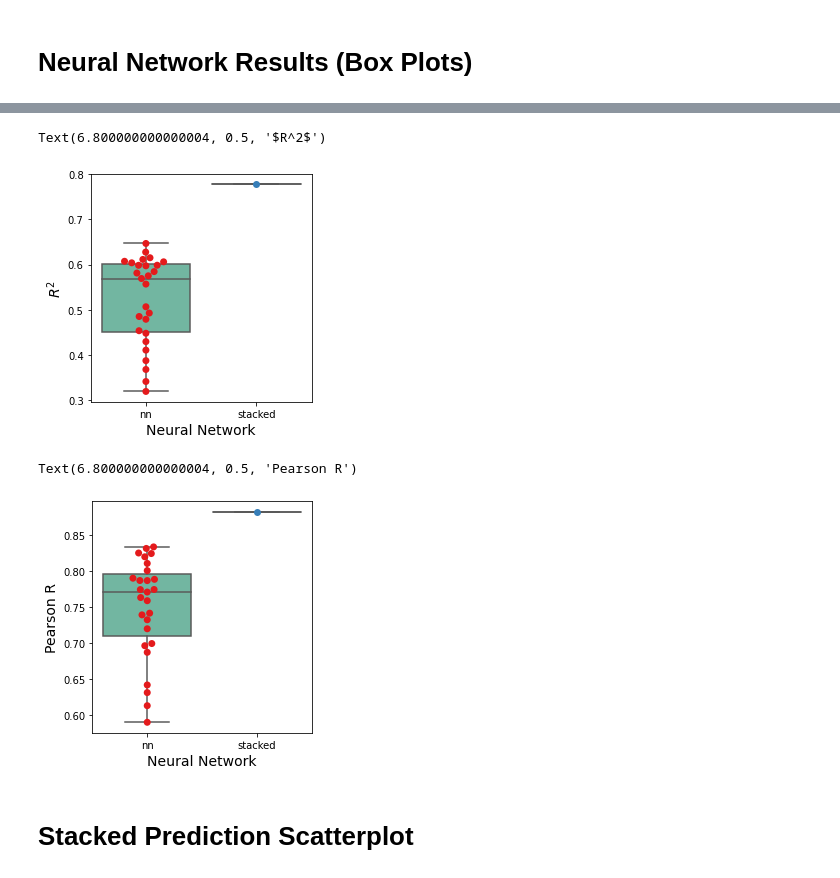
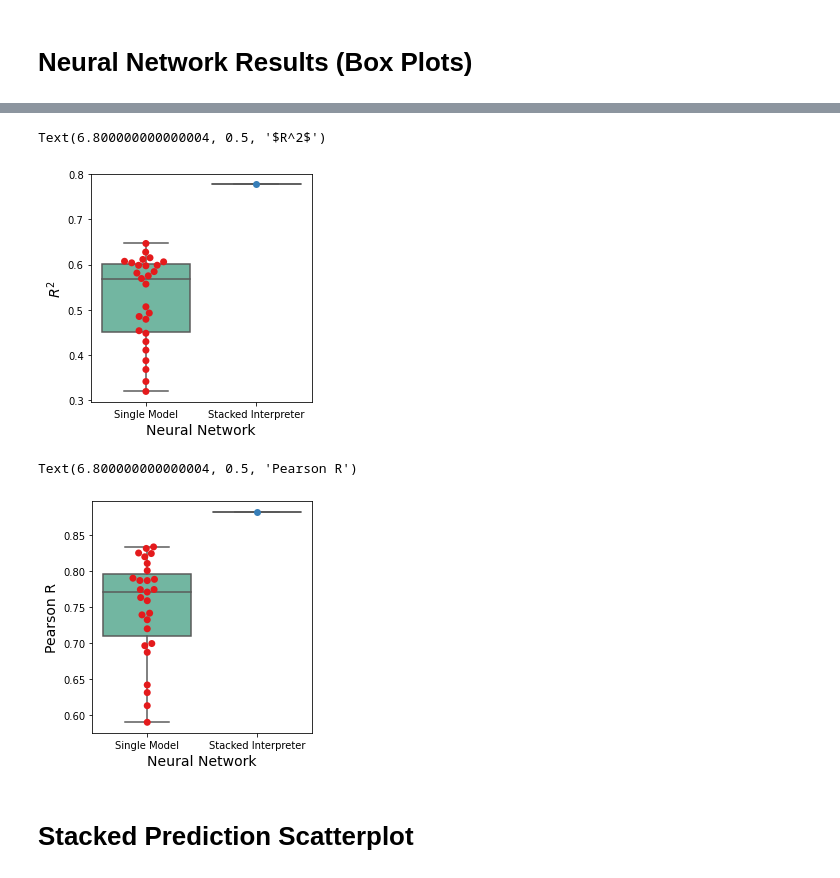
Before and after one commit to anirudhvenk/NNanobody3D, a Jupyter notebook: plot_figures.ipynb, the cells around one changed output, grey strips where cells are left out. Saved outputs shown, nothing was run; the diff lists cells and outputs as text; code cells hidden in the pictures.

```diff
--- a/plot_figures.ipynb
+++ b/plot_figures.ipynb
@@ -89,23 +118,23 @@ Text(6.800000000000004, 0.5, 'Mean Squared Error')
 # %%
 plt.figure(figsize=(4,4), tight_layout=True)
 
-r2_df = pd.DataFrame(columns=['nn', 'stacked'])
-r2_df['nn'] = r_squared
-r2_df.loc[0, 'stacked'] = stacked_r2
+r2_df = pd.DataFrame(columns=['Single Model', 'Stacked Interpreter'])
+r2_df['Single Model'] = r_squared
+r2_df.loc[0, 'Stacked Interpreter'] = stacked_r2
 
 ax = sns.boxplot(data=r2_df, palette='Set2', showfliers=False)
 ax1 = sns.swarmplot(data=r2_df, palette='Set1', s=7)
 ax1.set_xlabel("Neural Network", fontsize = 14)
 ax1.set_ylabel("$R^2$", fontsize = 14)
 # %% [output]
 Text(6.800000000000004, 0.5, '$R^2$')
-[figure, old version]
+[figure, new version]
 # %%
 plt.figure(figsize=(4,4), tight_layout=True)
 
-pearson_df = pd.DataFrame(columns=['nn', 'stacked'])
-pearson_df['nn'] = pearson
-pearson_df.loc[0, 'stacked'] = stacked_pearson[0]
+pearson_df = pd.DataFrame(columns=['Single Model', 'Stacked Interpreter'])
+pearson_df['Single Model'] = pearson
+pearson_df.loc[0, 'Stacked Interpreter'] = stacked_pearson[0]
 
 ax = sns.boxplot(data=pearson_df, palette='Set2', showfliers=False)
 ax1 = sns.swarmplot(data=pearson_df, palette='Set1', s=7)
@@ -113,7 +142,7 @@ ax1.set_xlabel("Neural Network", fontsize = 14)
 ax1.set_ylabel("Pearson R", fontsize = 14)
 # %% [output]
 Text(6.800000000000004, 0.5, 'Pearson R')
-[figure, old version]
+[figure, new version]
 # %% [markdown]
 # Stacked Prediction Scatterplot
 # %%
```
Also changed, not shown: parts of 46 cells of this notebook, 1 other file.
